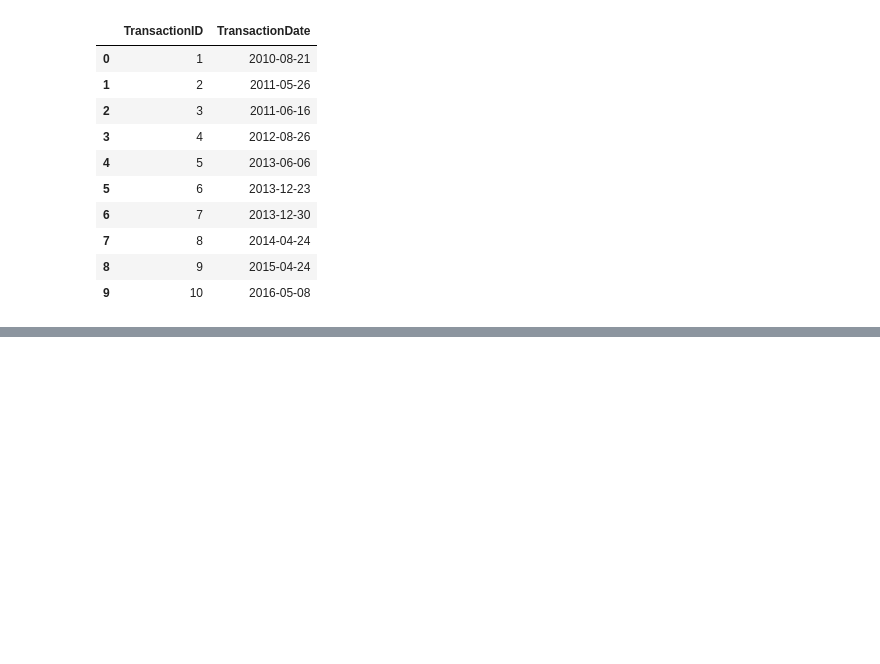
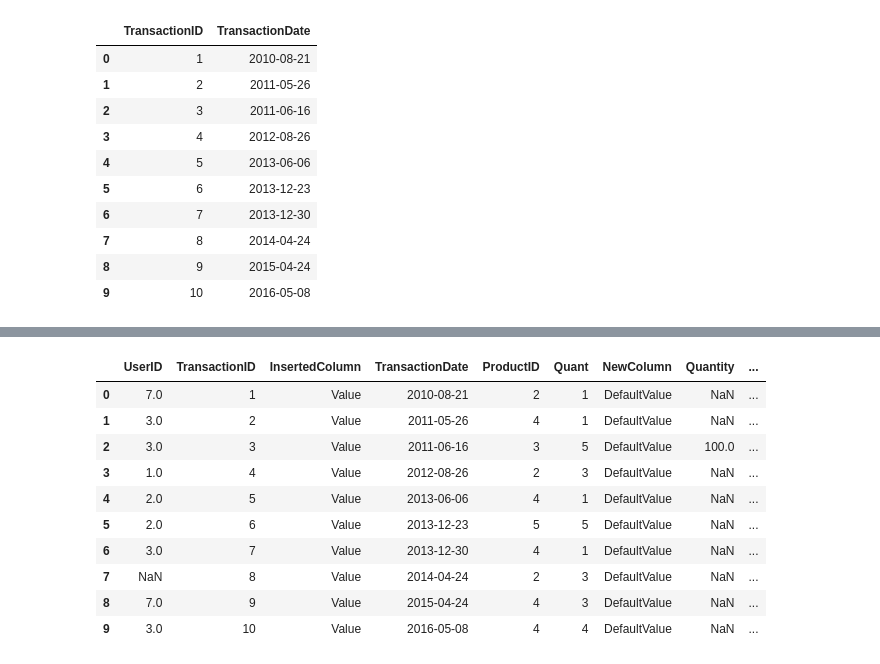
Before and after one commit to mudavathkalyan/ML, a Jupyter notebook: week1/LAB_1prob.ipynb, the cells around one changed output, grey strips where cells are left out. Drawn from its saved outputs; the diff is of its cells as text; code cells hidden in the pictures; blank space fills up the shorter version.

```diff
--- a/week1/LAB_1prob.ipynb
+++ b/week1/LAB_1prob.ipynb
@@ -387,0 +480,2 @@ df[['TransactionID','TransactionDate']]
+# %%
+df.loc[df['TransactionID'] == 3, 'Quant'] = 100  # Update Quantity where TransactionID is 3
@@ -387,0 +496,2 @@ df[['TransactionID','TransactionDate']]
+# %%
+df.loc[df['Quant'] > 5, 'Quant'] = 5  # Limits Quantity to max 5 if greater
@@ -387,0 +515,2 @@ df[['TransactionID','TransactionDate']]
+# %%
+df['TransactionDate'] = pd.to_datetime(df['TransactionDate'])
@@ -387,0 +523,3 @@ df[['TransactionID','TransactionDate']]
+# %%
+df['Foo'] = df['UserID'] + df['ProductID']
+df['Foo'] = df['UserID'].fillna(0) + df['ProductID']  # Replaces NaN with 0 before addition
@@ -387,0 +537,14 @@ df[['TransactionID','TransactionDate']]
+# %%
+df
+# %% [output]
+|  | UserID | TransactionID | InsertedColumn | TransactionDate | ProductID | Quant | NewColumn | Quantity | ... |
+| 0 | 7.0 | 1 | Value | 2010-08-21 | 2 | 1 | DefaultValue | NaN | ... |
+| 1 | 3.0 | 2 | Value | 2011-05-26 | 4 | 1 | DefaultValue | NaN | ... |
+| 2 | 3.0 | 3 | Value | 2011-06-16 | 3 | 5 | DefaultValue | 100.0 | ... |
+| 3 | 1.0 | 4 | Value | 2012-08-26 | 2 | 3 | DefaultValue | NaN | ... |
+| 4 | 2.0 | 5 | Value | 2013-06-06 | 4 | 1 | DefaultValue | NaN | ... |
+| 5 | 2.0 | 6 | Value | 2013-12-23 | 5 | 5 | DefaultValue | NaN | ... |
+| 6 | 3.0 | 7 | Value | 2013-12-30 | 4 | 1 | DefaultValue | NaN | ... |
+| 7 | NaN | 8 | Value | 2014-04-24 | 2 | 3 | DefaultValue | NaN | ... |
+| 8 | 7.0 | 9 | Value | 2015-04-24 | 4 | 3 | DefaultValue | NaN | ... |
+| 9 | 3.0 | 10 | Value | 2016-05-08 | 4 | 4 | DefaultValue | NaN | ... |
```
Also changed, not shown: parts of 14 cells of this notebook, 1 other file.
